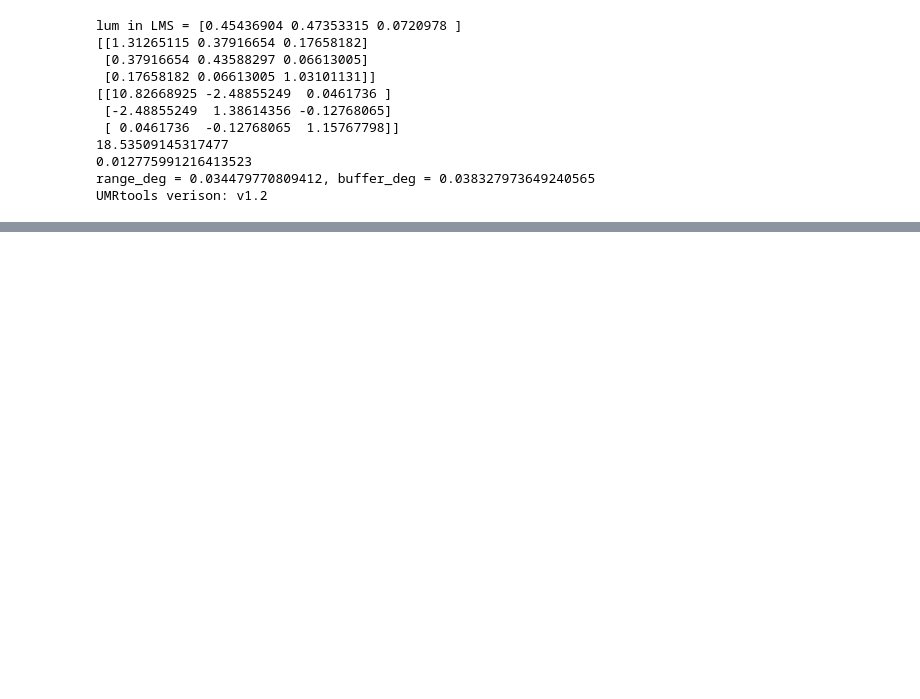
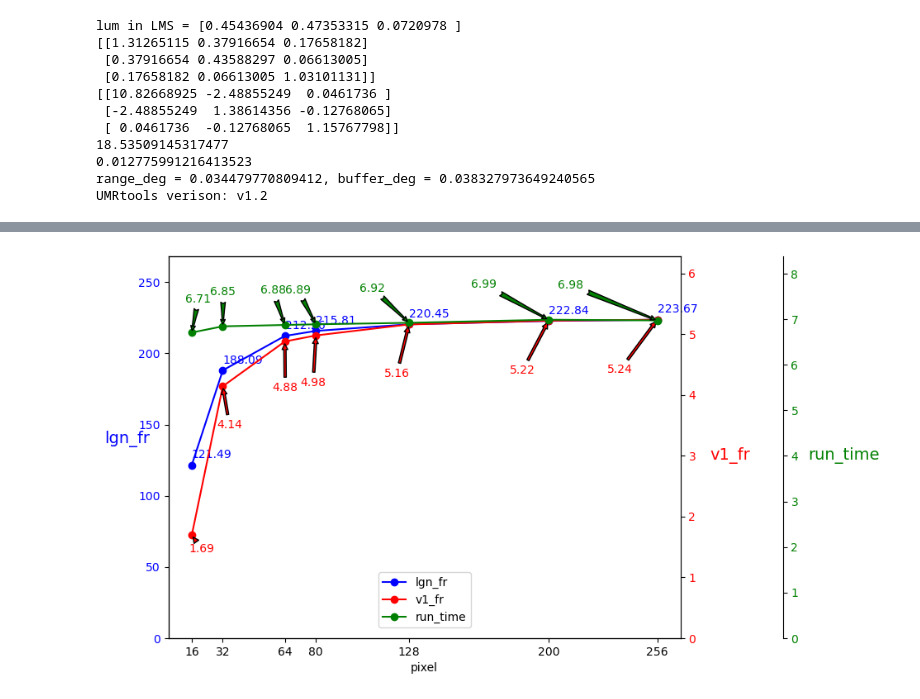
Before and after one commit to zhaobenyan51129/Robustness, a Jupyter notebook: lgn_field/pixel_time.ipynb, the cells around one changed output, grey strips where cells are left out. Drawn from its saved outputs; the diff is of its cells as text; code cells hidden in the pictures; blank space fills up the shorter version.

Commit message:
新增pixel_time

```diff
--- a/lgn_field/pixel_time.ipynb
+++ b/lgn_field/pixel_time.ipynb
@@ -34,8 +37,0 @@ def Generate_Gratings(C,P,SF,D,frameRate,size):
-# %%
-C=np.array([0.45])
-P=np.array([0.5*np.pi])
-SF = np.arange(36,40,10)#36
-D = np.array([np.pi/6])  # 方向范围[0,pi]
-frameRate=1
-size=32
-Generate_Gratings(C,P,SF,D,frameRate,size)
@@ -85,0 +138,11 @@ os.system(f'cd {PATCHFAST_DIR} && {BIN_DIR}patch_fast -c {SRC_DIR}minimal{3}.cfg
+# %%
+# 从二进制文件中加载数组
+with open('pixel_time.bin', 'rb') as f:
+    sizes = np.load(f)
+    lgn_fr_vector = np.load(f)
+    v1_fr_vector = np.load(f)
+    run_time_vector = np.load(f)
+print(sizes.shape)
+print(lgn_fr_vector)
+print(v1_fr_vector)
+print(run_time_vector)
@@ -85,0 +167,51 @@ os.system(f'cd {PATCHFAST_DIR} && {BIN_DIR}patch_fast -c {SRC_DIR}minimal{3}.cfg
+# %%
+import matplotlib.pyplot as plt
+
+# 为了方便，我们将所有向量转换为一维数组
+sizes = sizes.flatten()
+lgn_fr_vector = lgn_fr_vector.flatten()
+v1_fr_vector = v1_fr_vector.flatten()
+run_time_vector = run_time_vector.flatten()
+
+# 创建一个新的图形
+fig, ax = plt.subplots(figsize=(8, 6))
+plt.xticks(sizes)
+
+# 创建第一个纵坐标
+ax.set_xlabel('pixel')
+ax.set_ylabel('lgn_fr', fontsize=14, labelpad=10,color='blue').set_rotation(0)
+ax.plot(sizes, lgn_fr_vector, color='blue', marker='o')
+ax.tick_params(axis='y', labelcolor='blue')
+ax.set_ylim([0, np.max(lgn_fr_vector)*1.2])
+
+# 创建第二个纵坐标
+ax2 = ax.twinx()
+ax2.set_ylabel('v1_fr', fontsize=14, labelpad=30,color='red').set_rotation(0)
+ax2.plot(sizes, v1_fr_vector, color='red', marker='o')
+ax2.tick_params(axis='y', labelcolor='red')
+ax2.set_ylim([0, np.max(v1_fr_vector)*1.2])
+
+# 创建第三个纵坐标
+ax3 = ax.twinx()
+ax3.spines.right.set_position(('axes', 1.2))
+ax3.set_ylabel('run_time', fontsize=14, labelpad=40,color='green').set_rotation(0)
+ax3.plot(sizes, run_time_vector, color='green', marker='o')
+ax3.tick_params(axis='y', labelcolor='green')
+ax3.set_ylim([0, np.max(run_time_vector)*1.2])
+
+# 显示每个点的值
+for i in range(len(sizes)):
+    ax.annotate(f"{lgn_fr_vector[i]:.2f}", (sizes[i], lgn_fr_vector[i]), xytext=(sizes[i], lgn_fr_vector[i]+5),color='blue')
+
+    ax2.annotate(f"{v1_fr_vector[i]:.2f}", (sizes[i], v1_fr_vector[i]), xytext=(sizes[i]*0.9, v1_fr_vector[i]/1.2),arrowprops=dict(facecolor='red', arrowstyle='simple'),color='red')
+
+    ax3.annotate(f"{run_time_vector[i]:.2f}", (sizes[i], run_time_vector[i]), xytext=(sizes[i]*0.8, run_time_vector[i]*1.1),arrowprops=dict(facecolor='green', arrowstyle='fancy'),color='green')
+
+# 显示图例
+legend_labels = ['lgn_fr', 'v1_fr', 'run_time']
+plt.legend([ax.get_lines()[0], ax2.get_lines()[0], ax3.get_lines()[0]], legend_labels, loc='center', bbox_to_anchor=(0.5, 0.1))
+
+# 显示图形
+plt.show()
+# %% [output]
+[figure, added]
```
Also changed, not shown: parts of 9 cells of this notebook, 7 other files.
